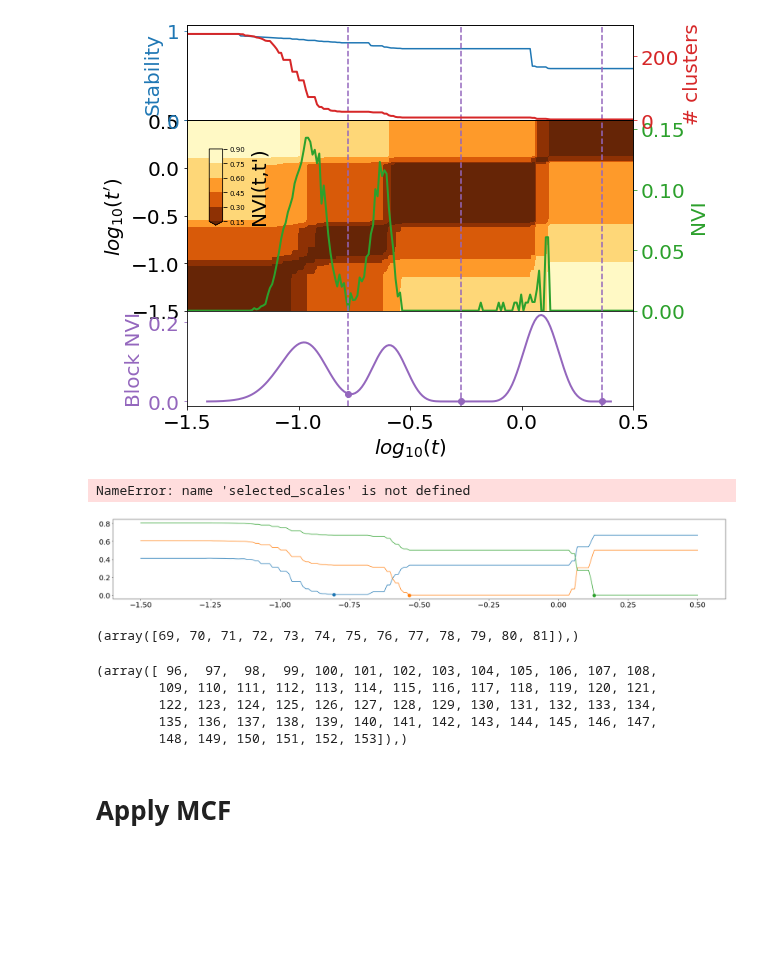
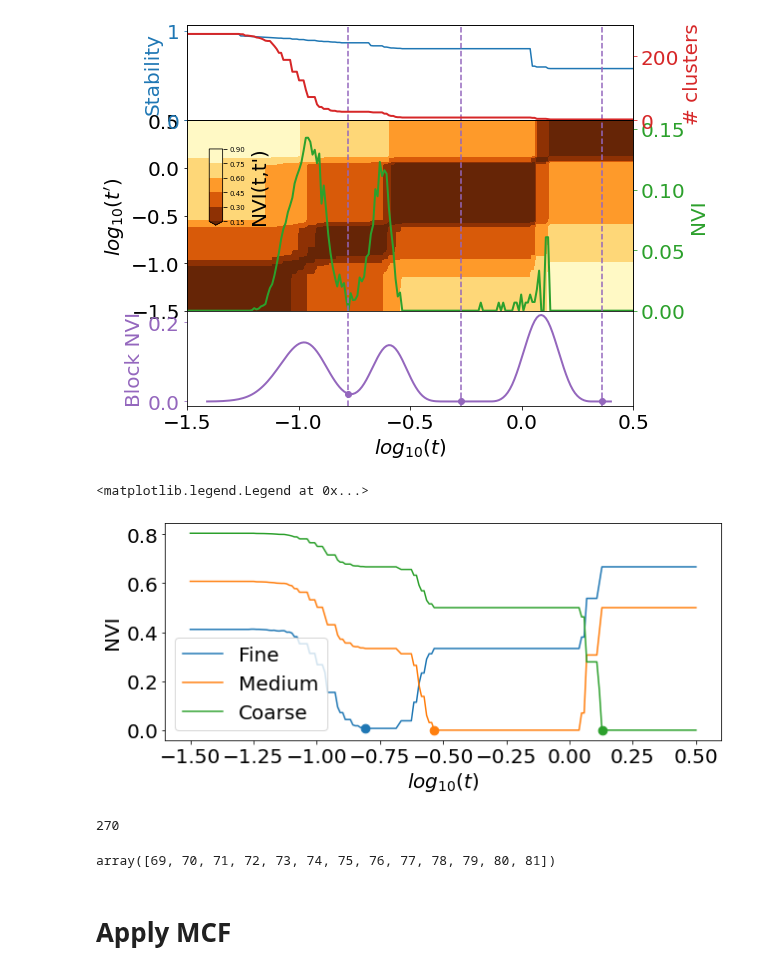
Before and after one commit to barahona-research-group/MCF, a Jupyter notebook: paper/2303_mSBM.ipynb, the cells around one changed output. Drawn from its saved outputs; the diff is of its cells as text; code cells hidden in the pictures; blank space fills up the shorter version.

```diff
--- a/paper/2303_mSBM.ipynb
+++ b/paper/2303_mSBM.ipynb
@@ -174,71 +177,36 @@ NVI_scores_coarse = np.array(
 
 
 # # plot lower bound
-fig, ax = plt.subplots(1, figsize=(30, 4))
+fig, ax = plt.subplots(1, figsize=(10, 4))
 # ax.axhline(0, c="k", ls="--")
 
 # plot NVI scores
 ax.plot(log_scales, NVI_scores_fine, label="Fine")
 ax.plot(log_scales, NVI_scores_middle, label="Medium")
 ax.plot(log_scales, NVI_scores_coarse, label="Coarse")
 
 # plot minima of NVI scores
 ax.scatter(
     log_scales[np.argmin(NVI_scores_fine)], NVI_scores_fine.min(), marker=".", s=300
 )
 ax.scatter(
     log_scales[np.argmin(NVI_scores_middle)],
     NVI_scores_middle.min(),
     marker=".",
     s=300,
 )
 ax.scatter(
     log_scales[np.argmin(NVI_scores_coarse)],
     NVI_scores_coarse.min(),
     marker=".",
     s=300,
 )
 
-
-for i in range(len(selected_scales)):
-    if i == 0:
-        ax.axvline(
-            x=selected_scales[i],
-            ls="--",
-            color="Magenta",
-            label="MS Selection",
-        )
-    else:
-        ax.axvline(x=selected_scales[i], ls="--", color="Magenta")
-
-for i in range(len(msf.optimal_scales)):
-    if i == 0:
-        ax.axvline(
-            x=log_scales[msf.optimal_scales[i]],
-            ls=":",
-            color="Cyan",
-            label="MCF Selection",
-        )
-    else:
-        ax.axvline(x=log_scales[msf.optimal_scales[i]], ls=":", color="Cyan")
-
 ax.set(xlabel=r"$log_{10}(t)$", ylabel="NVI")  # yticks = [0.2,0.4,0.6,0.8] )
 
 ax.legend(loc=3)
 
 # plt.savefig(root_fig +'SBM_NVI_Comparison.pdf', dpi=fig.dpi,bbox_inches='tight')
 # %% [output]
-NameError: name 'selected_scales' is not defined
+<matplotlib.legend.Legend at 0x...>
-[figure, old version]
+[figure, new version]
-# %%
-np.where(NVI_scores_fine==NVI_scores_fine.min())
-# %% [output]
-(array([69, 70, 71, 72, 73, 74, 75, 76, 77, 78, 79, 80, 81]),)
-# %%
-np.where(NVI_scores_middle==NVI_scores_middle.min())
-# %% [output]
-(array([ 96,  97,  98,  99, 100, 101, 102, 103, 104, 105, 106, 107, 108,
-        109, 110, 111, 112, 113, 114, 115, 116, 117, 118, 119, 120, 121,
-        122, 123, 124, 125, 126, 127, 128, 129, 130, 131, 132, 133, 134,
-        135, 136, 137, 138, 139, 140, 141, 142, 143, 144, 145, 146, 147,
-        148, 149, 150, 151, 152, 153]),)
@@ -245,2 +217,10 @@ np.where(NVI_scores_middle==NVI_scores_middle.min())
+# %%
+MS_results["number_of_communities"][0]
+# %% [output]
+270
+# %%
+fine_scale_indices
+# %% [output]
+array([69, 70, 71, 72, 73, 74, 75, 76, 77, 78, 79, 80, 81])
 # %% [markdown]
 # Apply MCF
```
Also changed, not shown: parts of 4 cells of this notebook, 3 other files.
